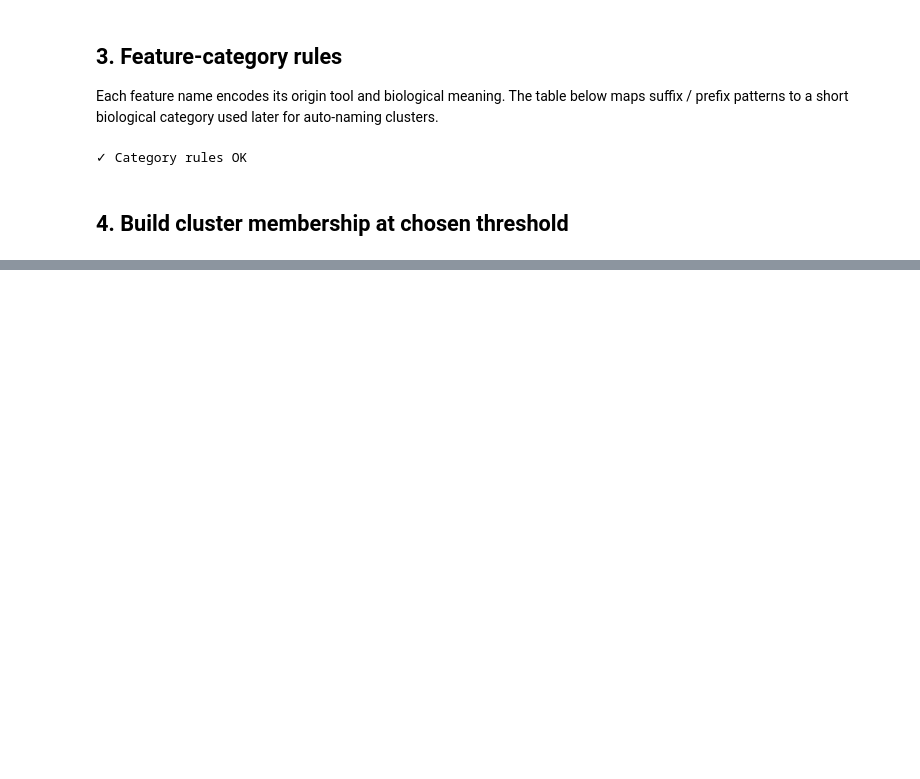
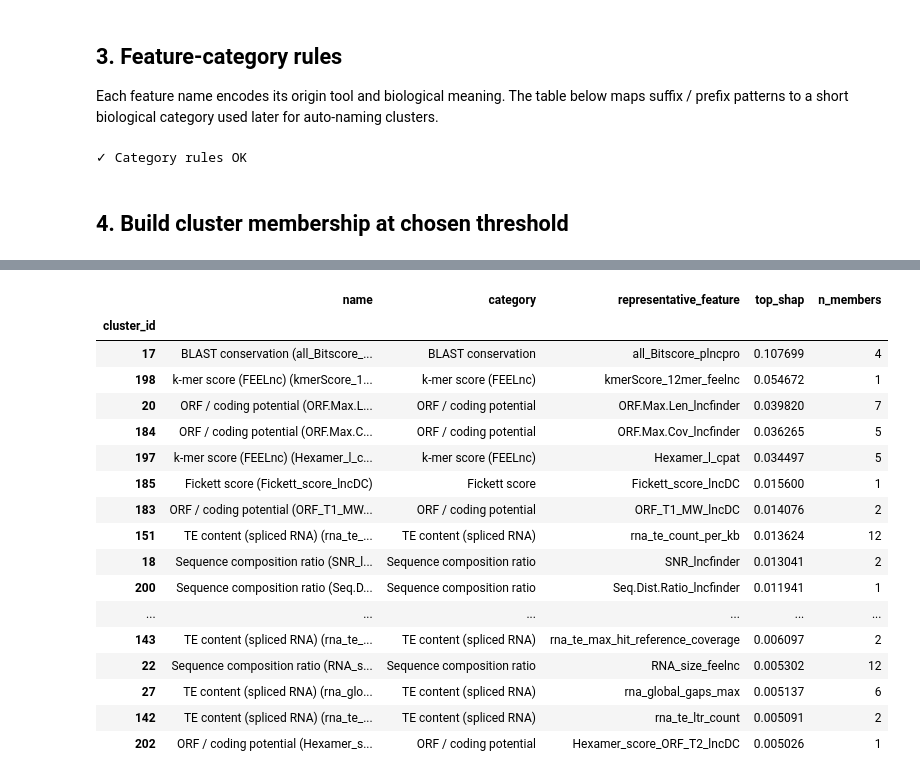
Before and after one commit to cbib/uncertainty_aware_lnclassifier, a Jupyter notebook: workflow/notebooks/figures/013_name_correlation_clusters.ipynb, the cells around one changed output, grey strips where cells are left out. Saved outputs shown, nothing was run; the diff lists cells and outputs as text; code cells hidden in the pictures; blank space fills up the shorter version.

```diff
--- a/workflow/notebooks/figures/013_name_correlation_clusters.ipynb
+++ b/workflow/notebooks/figures/013_name_correlation_clusters.ipynb
@@ -51,7 +51,7 @@ print("✓ Imports OK")
 ## 1. Configuration
 # %%
 DATASET_NAME = "gencode.v47.common.cdhit.cv"
-BASEDIR      = Path("/mnt/cbib/LNClassifier/paper")
+BASEDIR      = Path("/mnt/cbib/LNClassifier/paper/revision-wt")
 
 CLUSTER_DIR  = BASEDIR / f"results/{DATASET_NAME}/features/clustering"
 SHAP_PATH    = BASEDIR / f"results/{DATASET_NAME}/features/shap_clustered/shap_aggregated.csv"
@@ -114,10 +114,16 @@ CATEGORY_RULES: list[tuple[str, str]] = [
     (r"Fickett.*(cpat|lncDC|lncfinder)$",          "Fickett score"),
     (r"\.dist|\.Dist|_Dist|UP\.PCT|SNR",                 "Sequence composition ratio"),
     (r"kmerScore.*feelnc$",                        "k-mer score (FEELnc)"),
-    (r"RNA_size_feelnc$",                          "Transcript length"),
+    (r"RNA_size_feelnc$|^unspliced_length$",       "Transcript length"),
     (r"^RCB_", "Codon bias"),
     (r"^SS_score", "SS_score (lncDC)"),
     (r"^Signal", "FFT Power Signal (LncFinder)"),
+    # ── RNA secondary structure (ScanFold, RG4detector) ───────────────────────
+    (r"^avgED_|^avgMFE_|^avgZ_",                   "RNA secondary structure"),
+    (r"^frac_|^n_paired|^n_competition|^n_z_lt_", "RNA secondary structure"),
+    (r"^rel_pos_avg",                              "RNA secondary structure"),
+    (r"^prop_",                                    "RNA secondary structure"),
+    (r"^rg4_",                                     "G-quadruplex motif (RG4detector)"),
     (r"^MFE", "MFE"),
     # ── k-mer composition (PLncPRO 3-mers) ──────────────────────────────────
     (r"^[ACGT]{3}_plncpro$",                       "3-mer composition (PLncPRO)"),
@@ -125,11 +131,13 @@ CATEGORY_RULES: list[tuple[str, str]] = [
     (r"^GC_", "GC content"),
     # –– Conservation
     (r"(Frame_Entropy|numhits|Bitscore|HitScore)", "BLAST conservation"),
-    # ── TE / repeat pipeline ─────────────────────────────────────────────────
+    # ── TE / repeat pipeline (dual features: spliced RNA + unspliced DNA) ─────
     (r"^te_",                                      "TE content"),
     (r"^lctr_",                                    "Low-complexity / satellite repeat"),
     (r"^pseudo",                                  "Pseudogene / retrotransposon remnant"),
     (r"^unknown_",                                 "Unknown repeat"),
+    (r"^rna_",                                     "TE content (spliced RNA)"),
+    (r"^dna_",                                     "TE content (unspliced DNA)"),
     (r"^global_",                                  "Global repeat landscape"),
     # ── Non-B DNA motifs ─────────────────────────────────────────────────────
     (r"^(apr|dr|gq|ir|mr|str|tri|z)_",            "Non-B DNA motif"),
@@ -155,6 +163,11 @@ _examples = [
     ("Fickett_l_cpat",          "Fickett score"),
     ("pseudo_count",            "Pseudogene / retrotransposon remnant"),
     ("motif_diversity",         "Non-B DNA motif (summary)"),
+    ("unspliced_length",        "Transcript length"),
+    ("dna_te_count",            "TE content (unspliced DNA)"),
+    ("rna_te_count",            "TE content (spliced RNA)"),
+    ("avgED_max",               "RNA secondary structure"),
+    ("rg4_peak_count",          "G-quadruplex motif (RG4detector)"),
 ]
 _ok = all(infer_category(feat) == expected for feat, expected in _examples)
 assert _ok, "Category rule self-test failed:\n" + "\n".join(
@@ -444,0 +363,44 @@ Saved → /mnt/cbib/LNClassifier/paper/results/gencode.v47.common.cdhit.cv/featu
+# %%
+def _majority_category(series: pd.Series) -> str:
+    """Return the most frequent value; ties broken alphabetically."""
+    counts = Counter(series)
+    return max(counts, key=lambda k: (counts[k], k))
+
+
+def _top_shap_feature(df_group: pd.DataFrame) -> str:
+    """Return the member with the highest mean |SHAP|; fall back to first row."""
+    if df_group["mean_abs_shap"].notna().any():
+        return df_group["mean_abs_shap"].idxmax()
+    return df_group.index[0]
+
+
+rows: list[dict] = []
+for cluster_id, group in membership.groupby("cluster_id"):
+    rep_feat  = _top_shap_feature(group)
+    top_shap  = group.loc[rep_feat, "mean_abs_shap"] if rep_feat in group.index else np.nan
+    cat       = _majority_category(group["category"])
+    n_members = len(group)
+    # Collect all unique categories present in the cluster
+    cats_present = sorted(group["category"].unique().tolist())
+    rows.append(
+        {
+            "cluster_id":            cluster_id,
+            "name":                  f"{cat} ({rep_feat})",
+            "category":              cat,
+            "representative_feature": rep_feat,
+            "top_shap":              top_shap,
+            "n_members":             n_members,
+            "member_features":       "; ".join(group.index.tolist()),
+            "categories_present":    "; ".join(cats_present),
+        }
+    )
+
+cluster_names = (
+    pd.DataFrame(rows)
+    .set_index("cluster_id")
+    .sort_values("top_shap", ascending=False)
+)
+
+print(f"✓ Named {len(cluster_names)} clusters")
+cluster_names[["name", "category", "representative_feature", "top_shap", "n_members"]].head(20)
+# %% [output]
@@ -444,0 +408,18 @@ Saved → /mnt/cbib/LNClassifier/paper/results/gencode.v47.common.cdhit.cv/featu
+|  | name | category | representative_feature | top_shap | n_members |
+| cluster_id |  |  |  |  |  |
+| 17 | BLAST conservation (all_Bitscore_... | BLAST conservation | all_Bitscore_plncpro | 0.107699 | 4 |
+| 198 | k-mer score (FEELnc) (kmerScore_1... | k-mer score (FEELnc) | kmerScore_12mer_feelnc | 0.054672 | 1 |
+| 20 | ORF / coding potential (ORF.Max.L... | ORF / coding potential | ORF.Max.Len_lncfinder | 0.039820 | 7 |
+| 184 | ORF / coding potential (ORF.Max.C... | ORF / coding potential | ORF.Max.Cov_lncfinder | 0.036265 | 5 |
+| 197 | k-mer score (FEELnc) (Hexamer_l_c... | k-mer score (FEELnc) | Hexamer_l_cpat | 0.034497 | 5 |
+| 185 | Fickett score (Fickett_score_lncDC) | Fickett score | Fickett_score_lncDC | 0.015600 | 1 |
+| 183 | ORF / coding potential (ORF_T1_MW... | ORF / coding potential | ORF_T1_MW_lncDC | 0.014076 | 2 |
+| 151 | TE content (spliced RNA) (rna_te_... | TE content (spliced RNA) | rna_te_count_per_kb | 0.013624 | 12 |
+| 18 | Sequence composition ratio (SNR_l... | Sequence composition ratio | SNR_lncfinder | 0.013041 | 2 |
+| 200 | Sequence composition ratio (Seq.D... | Sequence composition ratio | Seq.Dist.Ratio_lncfinder | 0.011941 | 1 |
+| ... | ... | ... | ... | ... | ... |
+| 143 | TE content (spliced RNA) (rna_te_... | TE content (spliced RNA) | rna_te_max_hit_reference_coverage | 0.006097 | 2 |
+| 22 | Sequence composition ratio (RNA_s... | Sequence composition ratio | RNA_size_feelnc | 0.005302 | 12 |
+| 27 | TE content (spliced RNA) (rna_glo... | TE content (spliced RNA) | rna_global_gaps_max | 0.005137 | 6 |
+| 142 | TE content (spliced RNA) (rna_te_... | TE content (spliced RNA) | rna_te_ltr_count | 0.005091 | 2 |
+| 202 | ORF / coding potential (Hexamer_s... | ORF / coding potential | Hexamer_score_ORF_T2_lncDC | 0.005026 | 1 |
```
Also changed, not shown: parts of 46 cells of this notebook.
